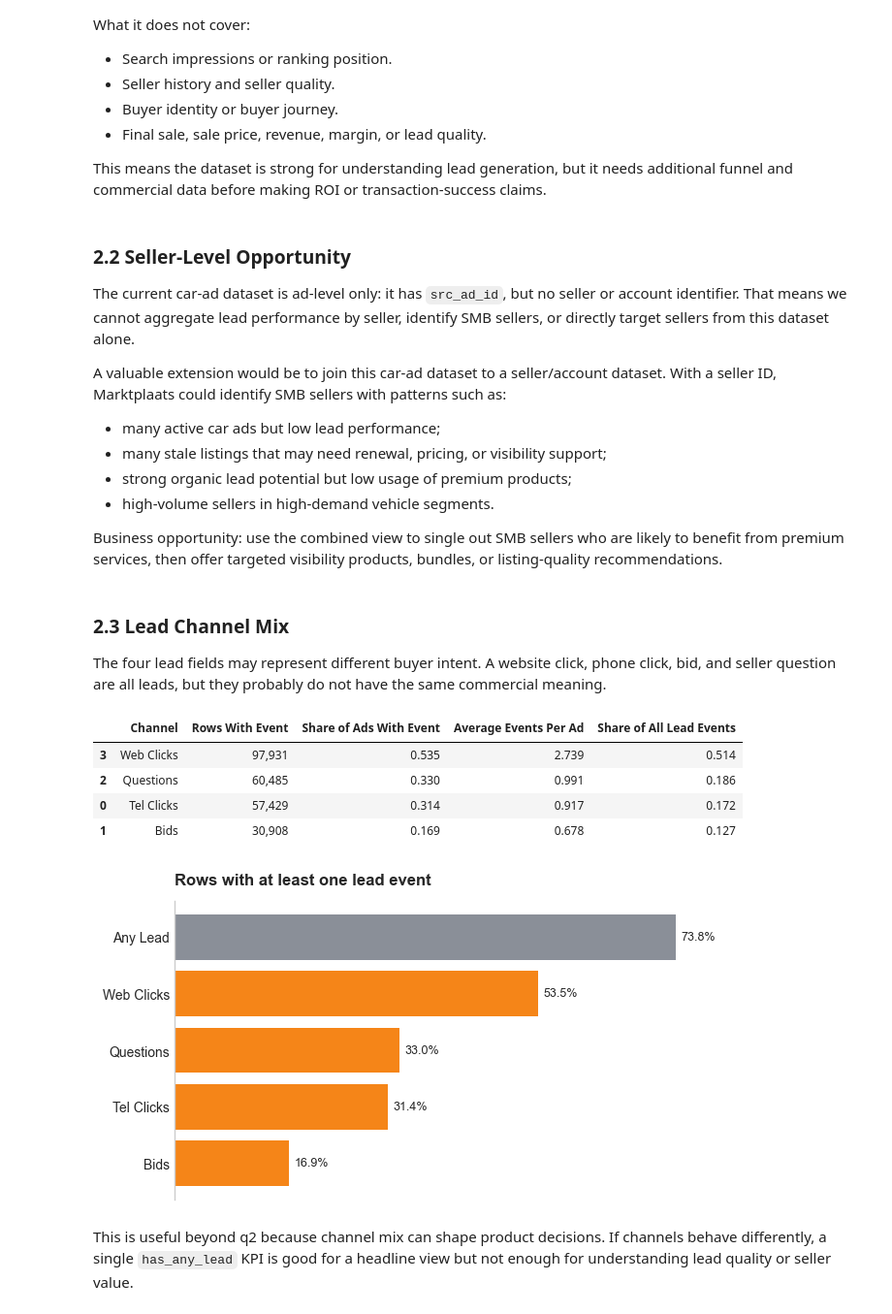
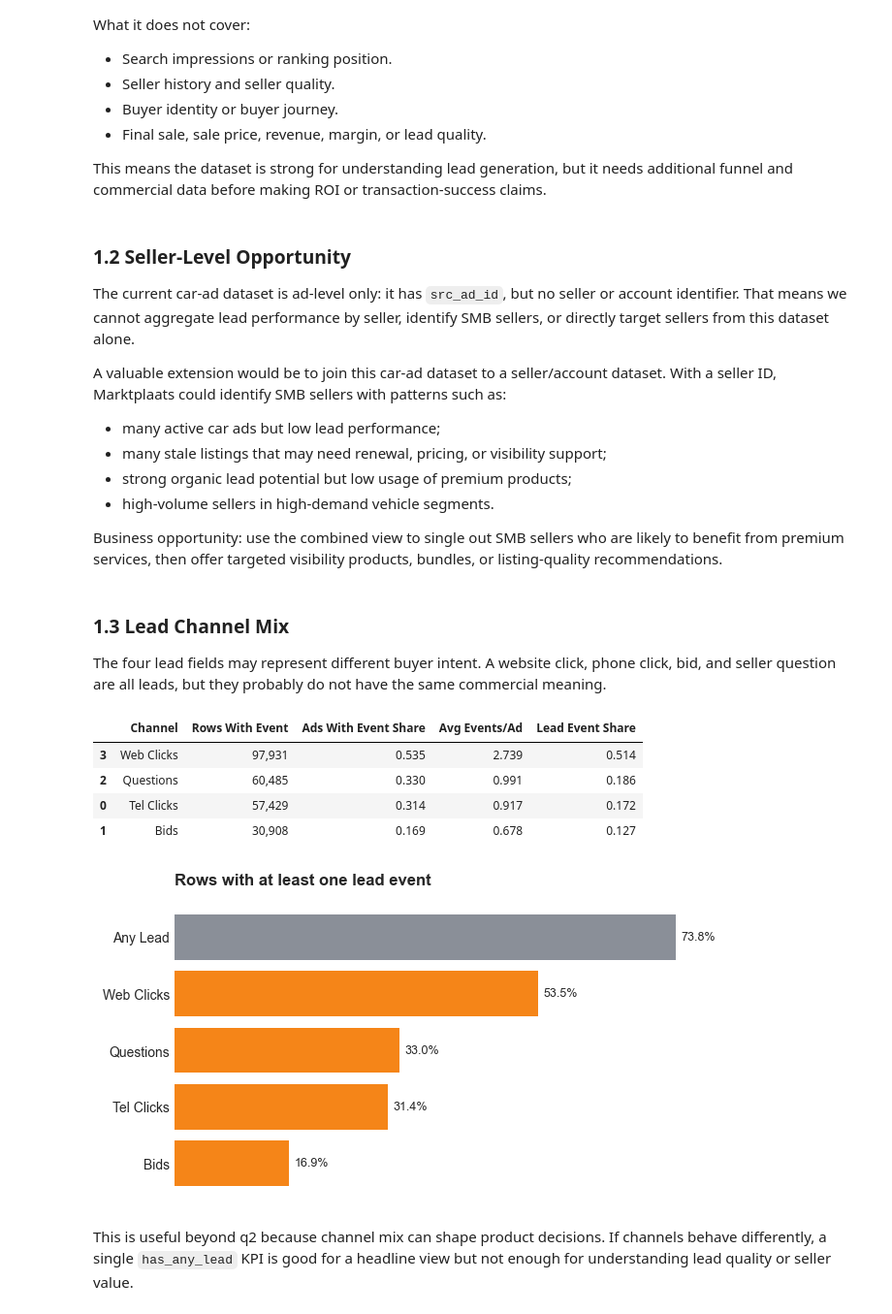
Before and after one commit to omer-t/marktplaats-assignment, a Jupyter notebook: assignments/data_analyst/q3_insights_use_cases.ipynb, the cells around one changed output. Shown at 97% size. Drawn from its saved outputs; the diff is of its cells as text; code cells hidden in the pictures.

```diff
--- a/assignments/data_analyst/q3_insights_use_cases.ipynb
+++ b/assignments/data_analyst/q3_insights_use_cases.ipynb
@@ -40,18 +28,4 @@ pd.set_option("display.max_columns", 80)
 helpers.plt.style.use("seaborn-v0_8-whitegrid")
 # %%
 raw_data = helpers.read_ab_test_data(helpers.DATA_PATH)
-
-insight_data = raw_data.copy()
-metric_columns = helpers.existing_columns(insight_data, helpers.METRIC_COLUMNS)
-insight_data[metric_columns] = insight_data[metric_columns].fillna(0)
-insight_data["has_any_lead"] = insight_data[metric_columns].gt(0).any(axis=1)
-insight_data["total_leads"] = insight_data[metric_columns].sum(axis=1)
-insight_data["car_age"] = insight_data["bouwjaar"].max() - insight_data["bouwjaar"]
-insight_data = helpers.add_segments(insight_data)
-
-ab_data, excluded_data = helpers.prepare_ab_data(raw_data)
-segmented_ab_data = helpers.add_segments(ab_data)
-
-print(f"Rows available for q3 insights: {len(insight_data):,}")
-print(f"Rows assigned to A/B groups in q2: {len(ab_data):,}")
-print(f"Rows not assigned to an A/B group: {len(excluded_data):,} ({len(excluded_data) / len(raw_data):.1%})")
+insight_data = helpers.prepare_insight_data(raw_data)
@@ -93,7 +54,7 @@ What it does not cover:
 
 This means the dataset is strong for understanding lead generation, but it needs additional funnel and commercial data before making ROI or transaction-success claims.
 # %% [markdown]
-### 2.2 Seller-Level Opportunity
+### 1.2 Seller-Level Opportunity
 
 The current car-ad dataset is ad-level only: it has `src_ad_id`, but no seller or account identifier. That means we cannot aggregate lead performance by seller, identify SMB sellers, or directly target sellers from this dataset alone.
 
@@ -106,28 +67,18 @@ A valuable extension would be to join this car-ad dataset to a seller/account da
 
 Business opportunity: use the combined view to single out SMB sellers who are likely to benefit from premium services, then offer targeted visibility products, bundles, or listing-quality recommendations.
 # %% [markdown]
-### 2.3 Lead Channel Mix
+<a id="insight-lead-channel-mix"></a>
+### 1.3 Lead Channel Mix
 
 The four lead fields may represent different buyer intent. A website click, phone click, bid, and seller question are all leads, but they probably do not have the same commercial meaning.
 # %%
-channel_mix = []
-for column in helpers.METRIC_COLUMNS:
-    channel_mix.append(
-        {
-            "channel": helpers.DISPLAY_VALUE_ALIASES.get(column, column),
-            "rows_with_event": int(insight_data[column].gt(0).sum()),
-            "share_of_ads_with_event": insight_data[column].gt(0).mean(),
-            "average_events_per_ad": insight_data[column].mean(),
-            "share_of_all_lead_events": insight_data[column].sum() / insight_data[helpers.METRIC_COLUMNS].sum().sum(),
-        }
-    )
-channel_mix = pd.DataFrame(channel_mix).sort_values("share_of_all_lead_events", ascending=False)
+channel_mix = helpers.lead_channel_mix(insight_data)
 
 display(helpers.style_table(channel_mix))
 helpers.plot_lead_channel_coverage(insight_data)
 helpers.plt.show()
 # %% [output]
-|  | Channel | Rows With Event | Share of Ads With Event | Average Events Per Ad | Share of All Lead Events |
+|  | Channel | Rows With Event | Ads With Event Share | Avg Events/Ad | Lead Event Share |
 | 3 | Web Clicks | 97,931 | 0.535 | 2.739 | 0.514 |
 | 2 | Questions | 60,485 | 0.330 | 0.991 | 0.186 |
 | 0 | Tel Clicks | 57,429 | 0.314 | 0.917 | 0.172 |
```
Also changed, not shown: parts of 39 cells of this notebook, 2 other files.
